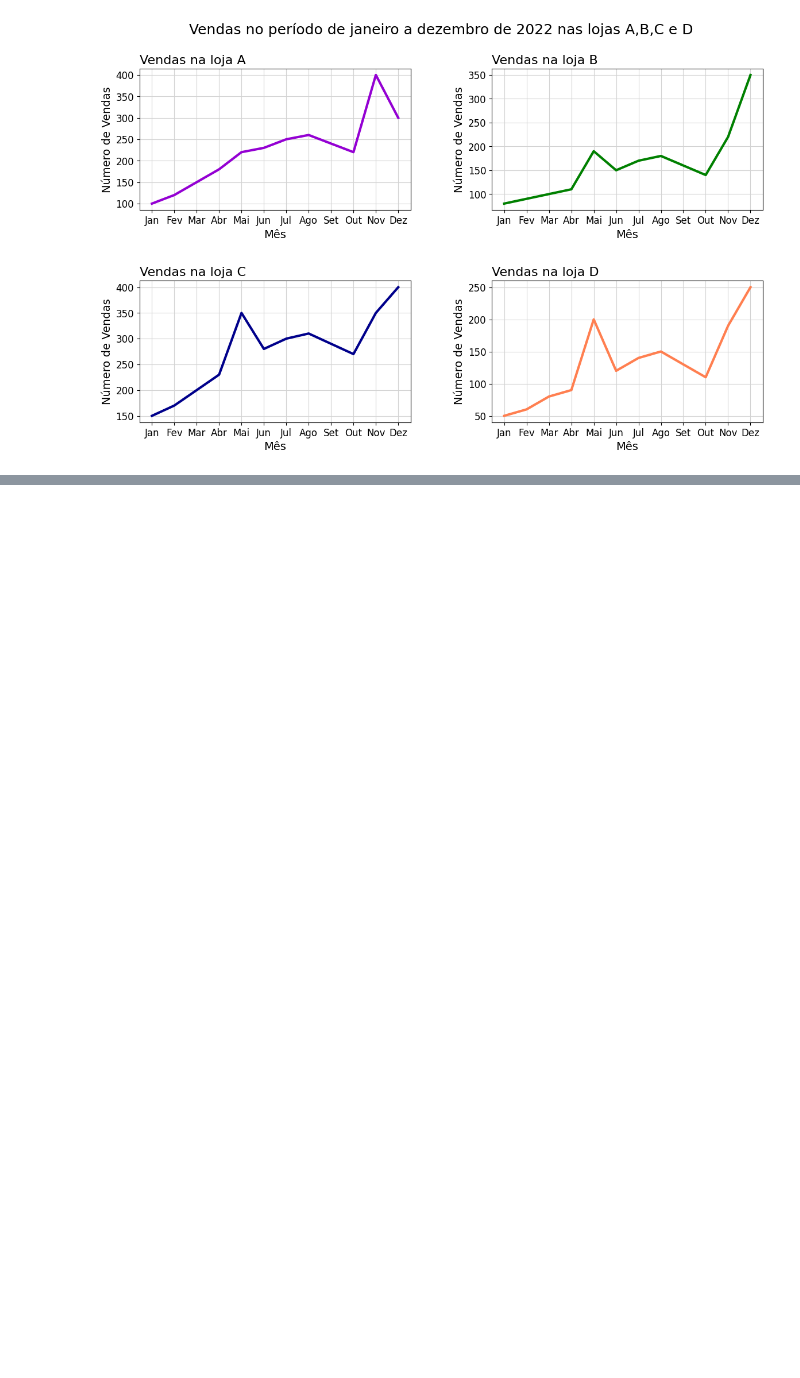
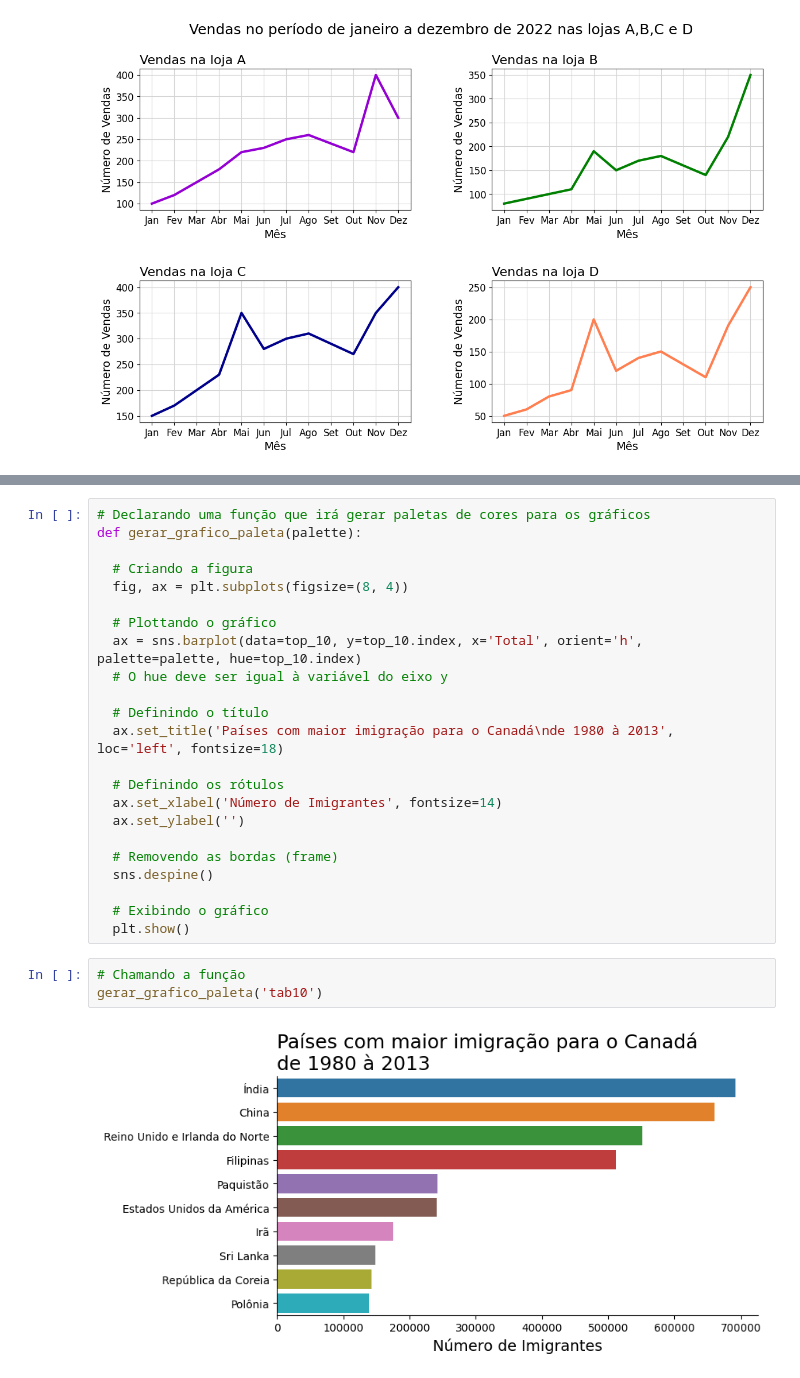
Before and after one commit to Matheus-Pombeiro/canada_imigrants, a Jupyter notebook: canada_imigrants.ipynb, the cells around one changed output, grey strips where cells are left out. Saved outputs shown, nothing was run; the diff lists cells and outputs as text; blank space fills up the shorter version.

```diff
--- a/canada_imigrants.ipynb
+++ b/canada_imigrants.ipynb
@@ -585,0 +631,28 @@ for i, ax in enumerate(axs.flat):
+# %%
+# Declarando uma função que irá gerar paletas de cores para os gráficos
+def gerar_grafico_paleta(palette):
+
+  # Criando a figura
+  fig, ax = plt.subplots(figsize=(8, 4))
+
+  # Plottando o gráfico
+  ax = sns.barplot(data=top_10, y=top_10.index, x='Total', orient='h', palette=palette, hue=top_10.index)
+  # O hue deve ser igual à variável do eixo y
+
+  # Definindo o título
+  ax.set_title('Países com maior imigração para o Canadá\nde 1980 à 2013', loc='left', fontsize=18)
+
+  # Definindo os rótulos
+  ax.set_xlabel('Número de Imigrantes', fontsize=14)
+  ax.set_ylabel('')
+
+  # Removendo as bordas (frame)
+  sns.despine()
+
+  # Exibindo o gráfico
+  plt.show()
+# %%
+# Chamando a função
+gerar_grafico_paleta('tab10')
+# %% [output]
+[figure, added]
```
Also changed, not shown: parts of 9 cells of this notebook.
